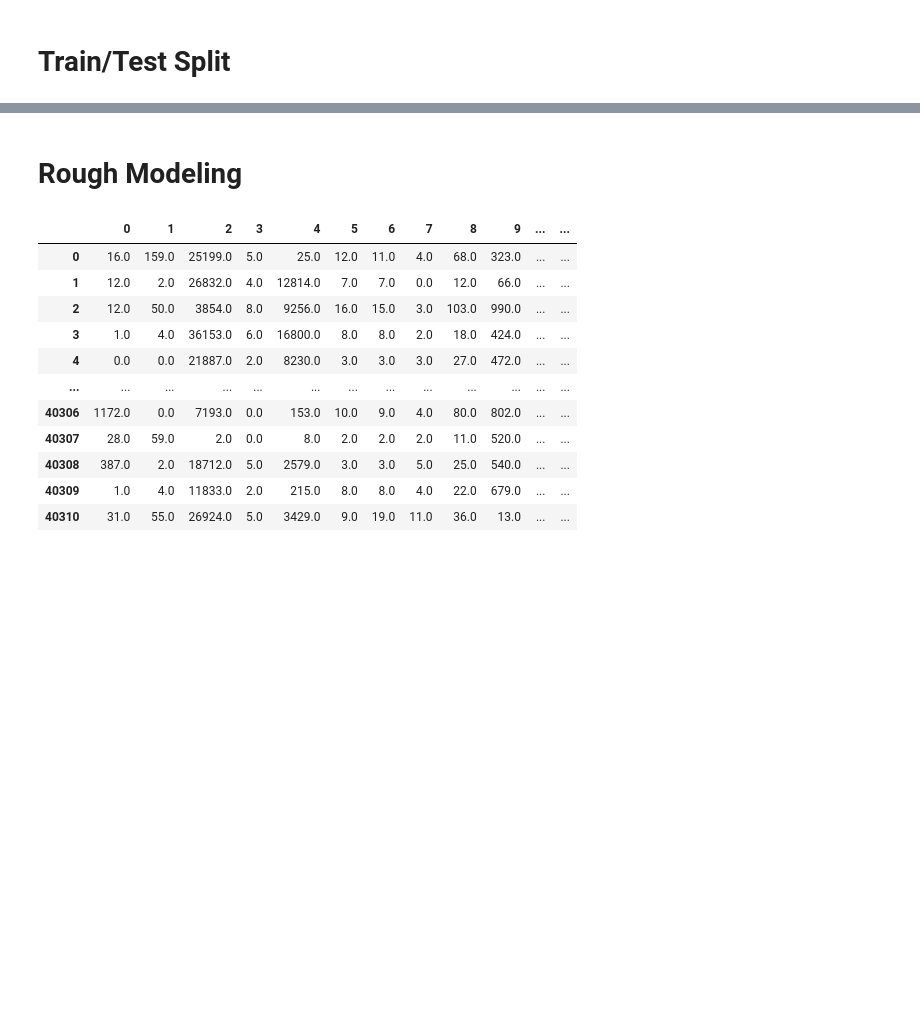
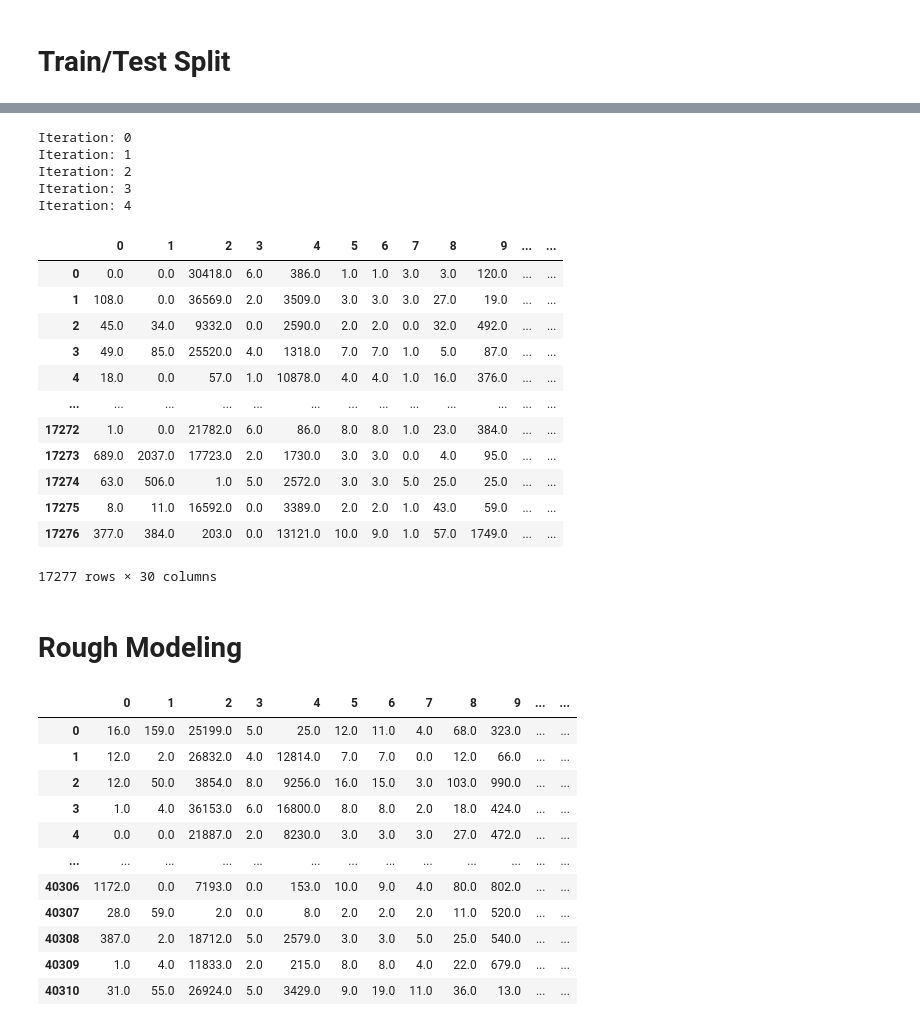
Before and after one commit to BobbyGerberick/Tanzanian_Water_Wells, a Jupyter notebook: Dev_Notebooks/JF_working.ipynb, the cells around one changed output, grey strips where cells are left out. Cells and saved outputs as stored; diff of their text form; code cells hidden in the pictures; blank space fills up the shorter version.

Commit message:
new jf working notebook, imputed xtrain & xtest, transformed df as csv

```diff
--- a/Dev_Notebooks/JF_working.ipynb
+++ b/Dev_Notebooks/JF_working.ipynb
@@ -975,7 +975,7 @@ def transform_columns(dataframe, columns):
 # %%
 transformed_df = transform_columns(df2, ['funder', 'installer', 'wpt_name', 'basin', 'subvillage', 'region',
                                                     'region_code', 'district_code', 'lga', 'ward', 'public_meeting',
-                                                    'scheme_management', 'scheme_name', 'permit', 'extraction_type_class',
+                                                    'scheme_management', 'permit', 'extraction_type_class',
                                                     'management', 'management_group', 'payment', 'quality_group',
                                                     'quantity', 'source', 'source_type', 'source_class','waterpoint_type',
                                                     'waterpoint_type_group', 'status_group'])
@@ -1068,0 +1126,6 @@ memory usage: 10.2+ MB
+# %%
+imputer = MissForest(random_state=33, max_depth=1)
+# %%
+X_train_i = imputer.fit(X_train, cat_vars=[0, 1, 2, 3, 4, 5, 6, 7, 8, 9, 10, 11, 12, 13, 14, 15, 16, 17, 18, 19, 20,
+                                                 21, 22, 23, 24])
+X_train_i = imputer.transform(X_train)
@@ -1069,3 +1178,28 @@ memory usage: 10.2+ MB
+# %%
+X_test_i = imputer.transform(X_test)
+# %% [output]
+Iteration: 0
+Iteration: 1
+Iteration: 2
+Iteration: 3
+Iteration: 4
+# %%
+X_test_i_df = pd.DataFrame(X_test_i)
+X_test_i_df
+# %% [output]
+|  | 0 | 1 | 2 | 3 | 4 | 5 | 6 | 7 | 8 | 9 | ... | ... |
+| 0 | 0.0 | 0.0 | 30418.0 | 6.0 | 386.0 | 1.0 | 1.0 | 3.0 | 3.0 | 120.0 | ... | ... |
+| 1 | 108.0 | 0.0 | 36569.0 | 2.0 | 3509.0 | 3.0 | 3.0 | 3.0 | 27.0 | 19.0 | ... | ... |
+| 2 | 45.0 | 34.0 | 9332.0 | 0.0 | 2590.0 | 2.0 | 2.0 | 0.0 | 32.0 | 492.0 | ... | ... |
+| 3 | 49.0 | 85.0 | 25520.0 | 4.0 | 1318.0 | 7.0 | 7.0 | 1.0 | 5.0 | 87.0 | ... | ... |
+| 4 | 18.0 | 0.0 | 57.0 | 1.0 | 10878.0 | 4.0 | 4.0 | 1.0 | 16.0 | 376.0 | ... | ... |
+| ... | ... | ... | ... | ... | ... | ... | ... | ... | ... | ... | ... | ... |
+| 17272 | 1.0 | 0.0 | 21782.0 | 6.0 | 86.0 | 8.0 | 8.0 | 1.0 | 23.0 | 384.0 | ... | ... |
+| 17273 | 689.0 | 2037.0 | 17723.0 | 2.0 | 1730.0 | 3.0 | 3.0 | 0.0 | 4.0 | 95.0 | ... | ... |
+| 17274 | 63.0 | 506.0 | 1.0 | 5.0 | 2572.0 | 3.0 | 3.0 | 5.0 | 25.0 | 25.0 | ... | ... |
+| 17275 | 8.0 | 11.0 | 16592.0 | 0.0 | 3389.0 | 2.0 | 2.0 | 1.0 | 43.0 | 59.0 | ... | ... |
+| 17276 | 377.0 | 384.0 | 203.0 | 0.0 | 13121.0 | 10.0 | 9.0 | 1.0 | 57.0 | 1749.0 | ... | ... |
+17277 rows × 30 columns
 # %% [markdown]
 # Rough Modeling
 # %%
```
Also changed, not shown: parts of 31 cells of this notebook, 4 other files.
